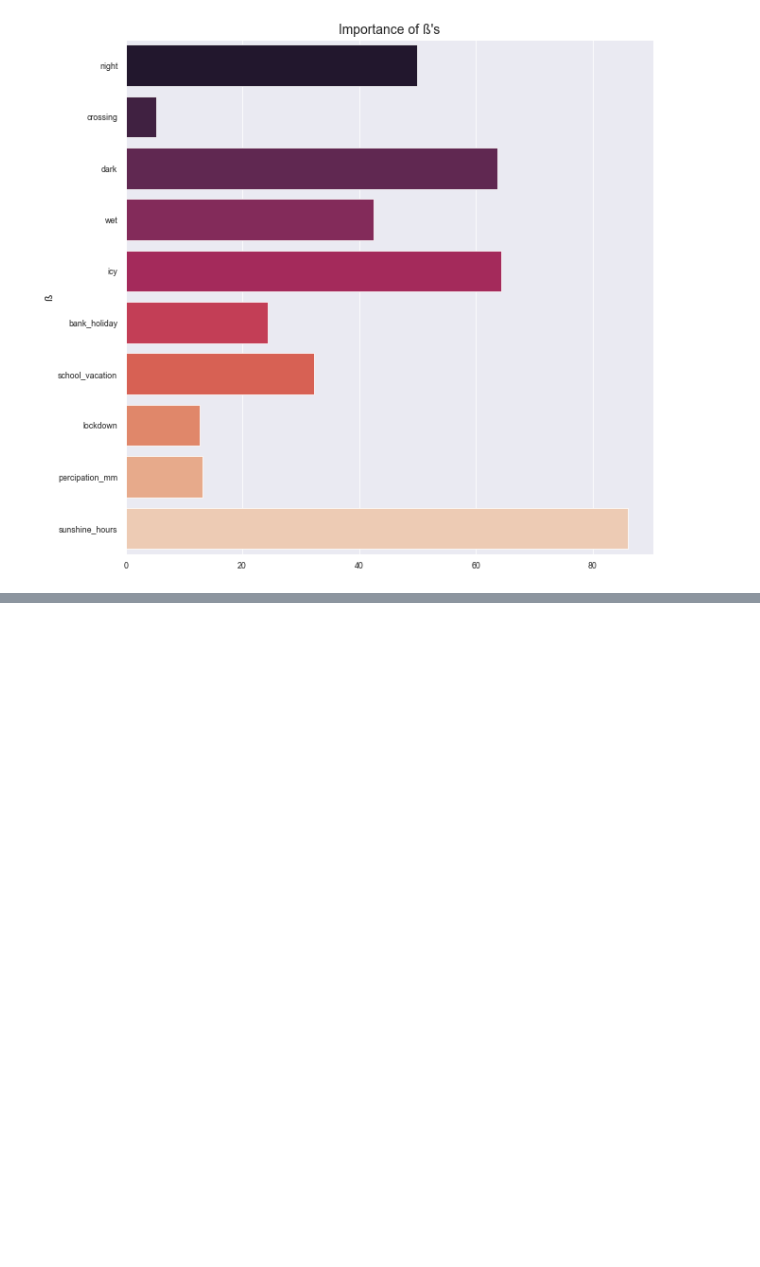
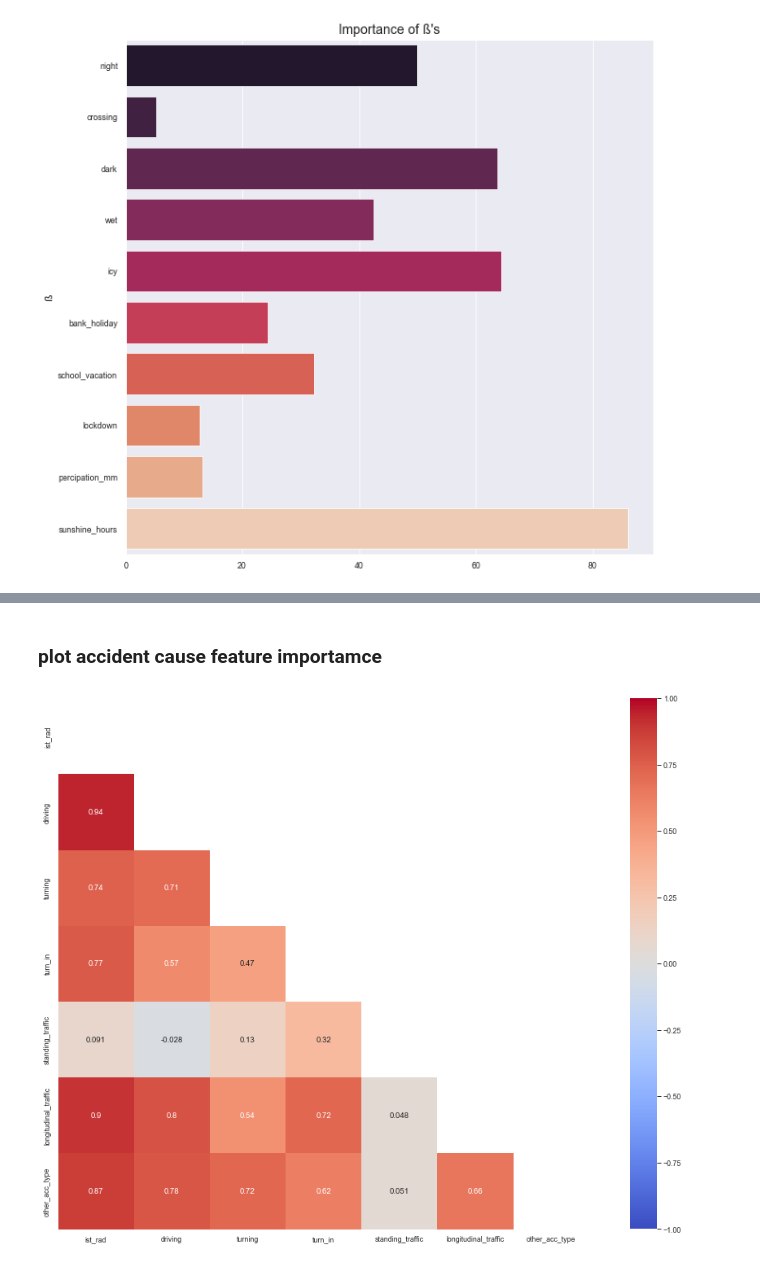
Before and after one commit to SEberwein/Berlin_traffic_accidents_2018-2020, a Jupyter notebook: model3.ipynb, the cells around one changed output, grey strips where cells are left out. Saved outputs shown, nothing was run; the diff lists cells and outputs as text; code cells hidden in the pictures; blank space fills up the shorter version.

Commit message:
model extended, plots saved

```diff
--- a/model3.ipynb
+++ b/model3.ipynb
@@ -142,0 +296,9 @@ Text(0.5, 0, '')
+# %%
+# grouping df_1 by YYYYMM column and creating month column from index
+df_b_g = df_bic_.groupby("YYYYMM").sum()
+
+df_b_g["month"] = df_b_g.index
+df_b_g.drop(['ist_pkw', 'ist_fuss', 'ist_krad', 'ist_gkfz', 'ist_sonstige', "crossing"], axis = 1, inplace=True)
+df_b_g.rename(columns={"other":"other_acc_type"}, inplace=True)   # other is used for traffic participant in df_2
+# %%
+data_comb_b = pd.merge(df_b_g, df_2_add, on='month')
@@ -142,0 +645,31 @@ Text(0.5, 0, '')
+# %% [markdown]
+### plot accident cause feature importamce
+# %%
+df_ = data_comb_b.copy()    # bike only
+title_txt = title_txt = f"Accident causes\ncyclists only\n{round(len(df_bic_)*100/len(df_cl_bic) ,2)} % of all bicycle accidents"
+
+# df_ = data_comb_bc.copy()   # bike car accidents
+# title_txt = f"Accident causes\ncyclists and car\n{round(len(df_bic_car)*100/len(df_cl_bic) ,2)} % of all bicycle accidents"
+
+# df_ = data_comb_bp.copy()   # bike pedestrian accidents
+# title_txt = f"Accident causes\ncyclists and pedestrians\n{round(len(df_bic_ped)*100/len(df_cl_bic) ,2)} % of all bicycle accidents"
+
+# df_ = data_comb_bt.copy()   # bike truck accidents
+# title_txt = f"Accident causes\ncyclists and commercial traffic\n{round(len(df_bic_tru)*100/len(df_cl_bic) ,2)} % of all bicycle accidents"
+# %%
+df_.drop(['y2018', 'y2019', 'y2020', 'jan', 'feb', 'mar',
+       'apr', 'may', 'jun', 'jul', 'aug', 'sep', 'oct', 'nov', 'dec', 'sun',
+       'mon', 'tue', 'wed', 'thu', 'fri', 'sat', 'morning', 'afternoon',
+       'evening', 'night', '0hr', '1hr', '2hr', '3hr', '4hr', '5hr', '6hr',
+       '7hr', '8hr', '9hr', '10hr', '11hr', '12hr', '13hr', '14hr', '15hr',
+       '16hr', '17hr', '18hr', '19hr', '20hr', '21hr', '22hr', '23hr',
+        'month', 'alcohol_related',
+       'daylight', 'dark', 'dusk', 'dry', 'wet', 'icy', 'YYYYMM',
+       'bank_holiday', 'school_vacation', 'lockdown', 'percipation_mm',
+       'sunshine_hours', 'snow_height_mm', 'aver_temp'], axis = 1, inplace=True)
+# df_.drop("ist_pkw", axis = 1, inplace=True)   # for data_comb_bc only
+# df_.drop("ist_fuss", axis = 1, inplace=True)   # for data_comb_bp only
+# %%
+heat_map(df_)
+# %% [output]
+[figure, added]
```
Also changed, not shown: parts of 48 cells of this notebook, 8 other files.
